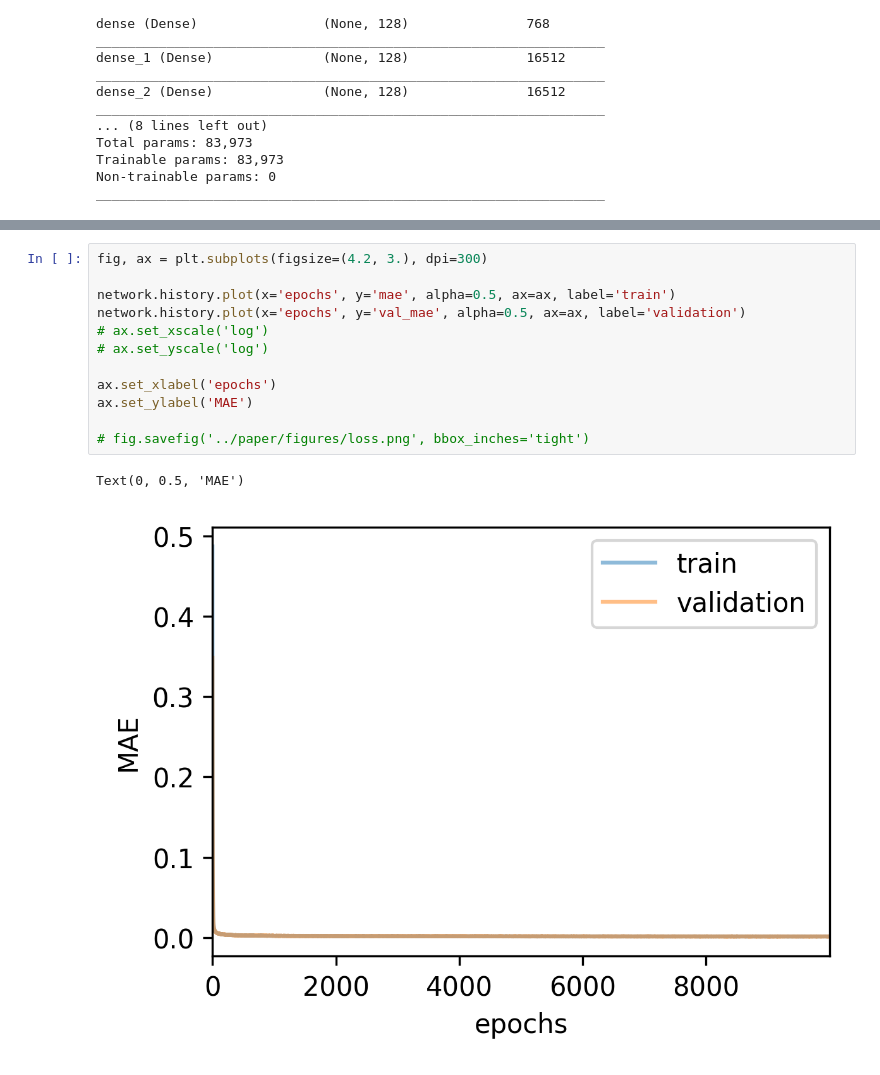
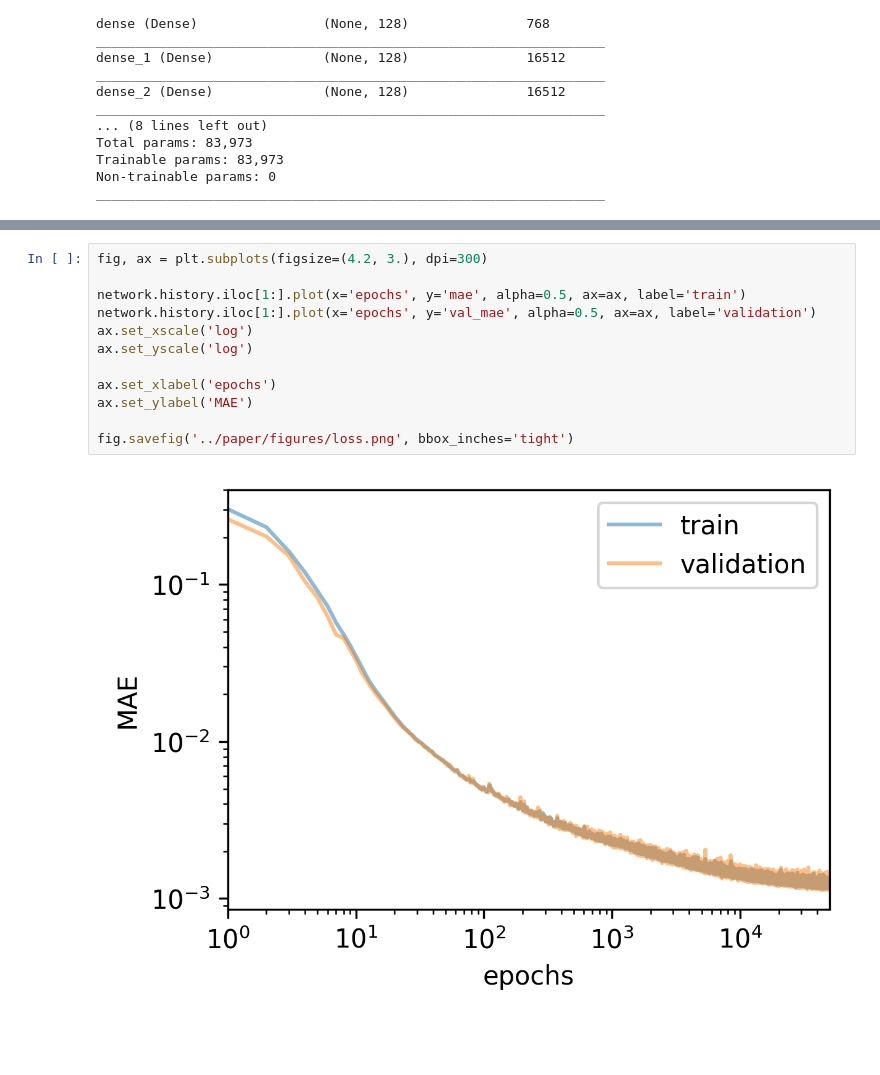
Before and after one commit to alexlyttle/hierarchically-modelling-dwarfs, a Jupyter notebook: training/plot_history.ipynb, the cells around one changed output, grey strips where cells are left out. Saved outputs shown, nothing was run; the diff lists cells and outputs as text; blank space fills up the shorter version.

Commit message:
Fixed loss plot in appendix

```diff
--- a/training/plot_history.ipynb
+++ b/training/plot_history.ipynb
@@ -44,15 +44,14 @@ network.history
 # %%
 fig, ax = plt.subplots(figsize=(4.2, 3.), dpi=300)
 
-network.history.plot(x='epochs', y='mae', alpha=0.5, ax=ax, label='train')
-network.history.plot(x='epochs', y='val_mae', alpha=0.5, ax=ax, label='validation')
-# ax.set_xscale('log')
-# ax.set_yscale('log')
+network.history.iloc[1:].plot(x='epochs', y='mae', alpha=0.5, ax=ax, label='train')
+network.history.iloc[1:].plot(x='epochs', y='val_mae', alpha=0.5, ax=ax, label='validation')
+ax.set_xscale('log')
+ax.set_yscale('log')
 
 ax.set_xlabel('epochs')
 ax.set_ylabel('MAE')
 
-# fig.savefig('../paper/figures/loss.png', bbox_inches='tight')
+fig.savefig('../paper/figures/loss.png', bbox_inches='tight')
 # %% [output]
-Text(0, 0.5, 'MAE')
-[figure, old version]
+[figure, new version]
```
Also changed, not shown: parts of 1 cell of this notebook, 2 other files.
